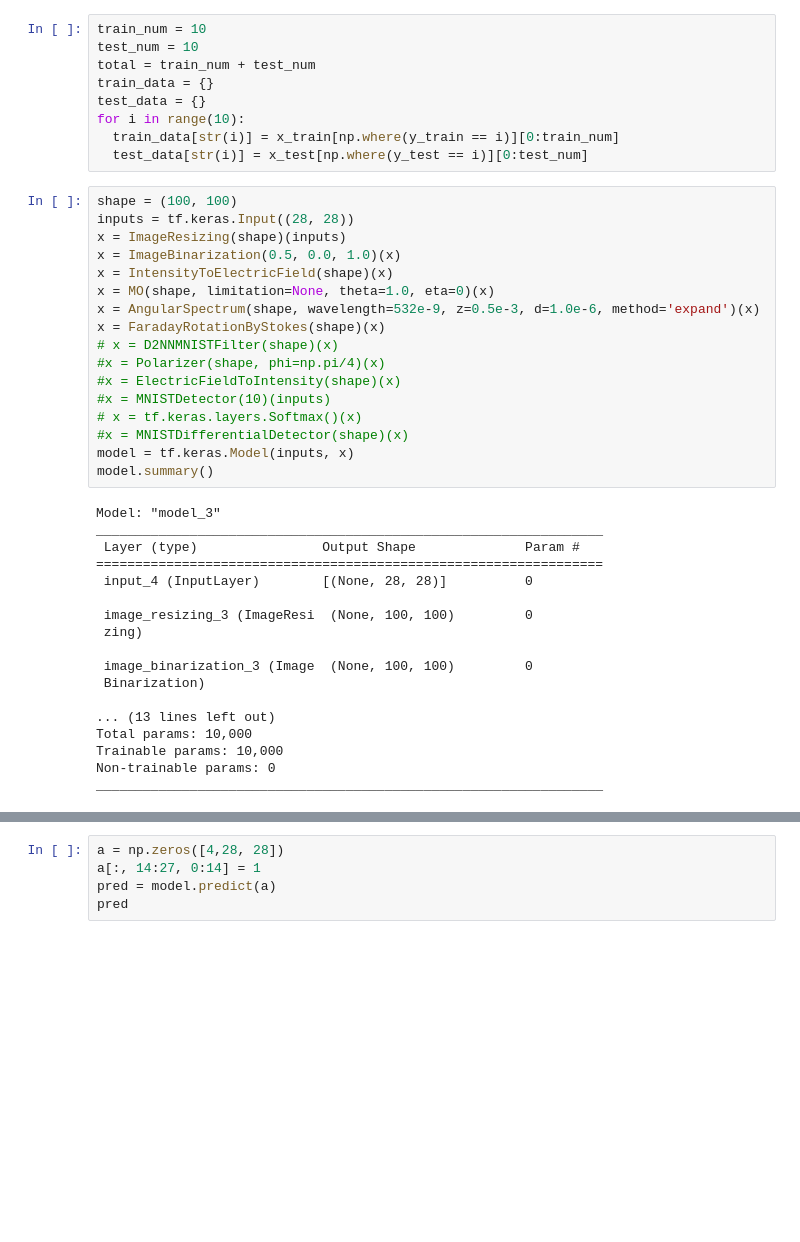
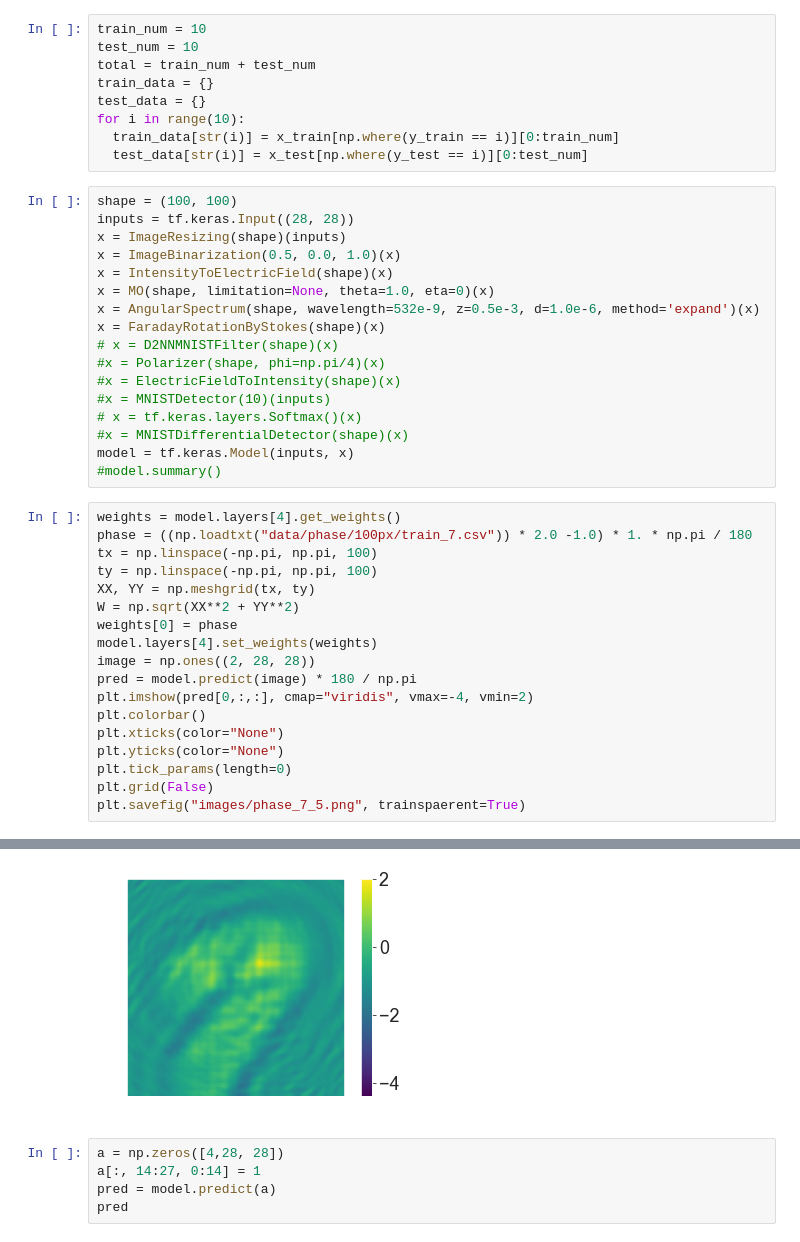
Before and after one commit to fftakumi/MOD2NN, a Jupyter notebook: Faraday/two_dim/test2.ipynb, the cells around one changed output, grey strips where cells are left out. Saved outputs shown, nothing was run; the diff lists cells and outputs as text; blank space fills up the shorter version.

```diff
--- a/Faraday/two_dim/test2.ipynb
+++ b/Faraday/two_dim/test2.ipynb
@@ -212,22 +58,23 @@ x = FaradayRotationByStokes(shape)(x)
 # x = tf.keras.layers.Softmax()(x)
 #x = MNISTDifferentialDetector(shape)(x)
 model = tf.keras.Model(inputs, x)
-model.summary()
+#model.summary()
-# %% [output]
-Model: "model_3"
-_________________________________________________________________
- Layer (type)                Output Shape              Param #
-=================================================================
- input_4 (InputLayer)        [(None, 28, 28)]          0
-
- image_resizing_3 (ImageResi  (None, 100, 100)         0
- zing)
-
- image_binarization_3 (Image  (None, 100, 100)         0
- Binarization)
-
-... (13 lines left out)
-Total params: 10,000
-Trainable params: 10,000
-Non-trainable params: 0
-_________________________________________________________________
+# %%
+weights = model.layers[4].get_weights()
+phase = ((np.loadtxt("data/phase/100px/train_7.csv")) * 2.0 -1.0) * 1. * np.pi / 180
+tx = np.linspace(-np.pi, np.pi, 100)
+ty = np.linspace(-np.pi, np.pi, 100)
+XX, YY = np.meshgrid(tx, ty)
+W = np.sqrt(XX**2 + YY**2)
+weights[0] = phase
+model.layers[4].set_weights(weights)
+image = np.ones((2, 28, 28))
+pred = model.predict(image) * 180 / np.pi
+plt.imshow(pred[0,:,:], cmap="viridis", vmax=-4, vmin=2)
+plt.colorbar()
+plt.xticks(color="None")
+plt.yticks(color="None")
+plt.tick_params(length=0)
+plt.grid(False)
+plt.savefig("images/phase_7_5.png", trainspaerent=True)
+# %% [output]
@@ -234,3 +82,4 @@ _________________________________________________________________
+[figure, added]
 # %%
 a = np.zeros([4,28, 28])
 a[:, 14:27, 0:14] = 1
```
Also changed, not shown: parts of 4 cells of this notebook, 5 other files.
